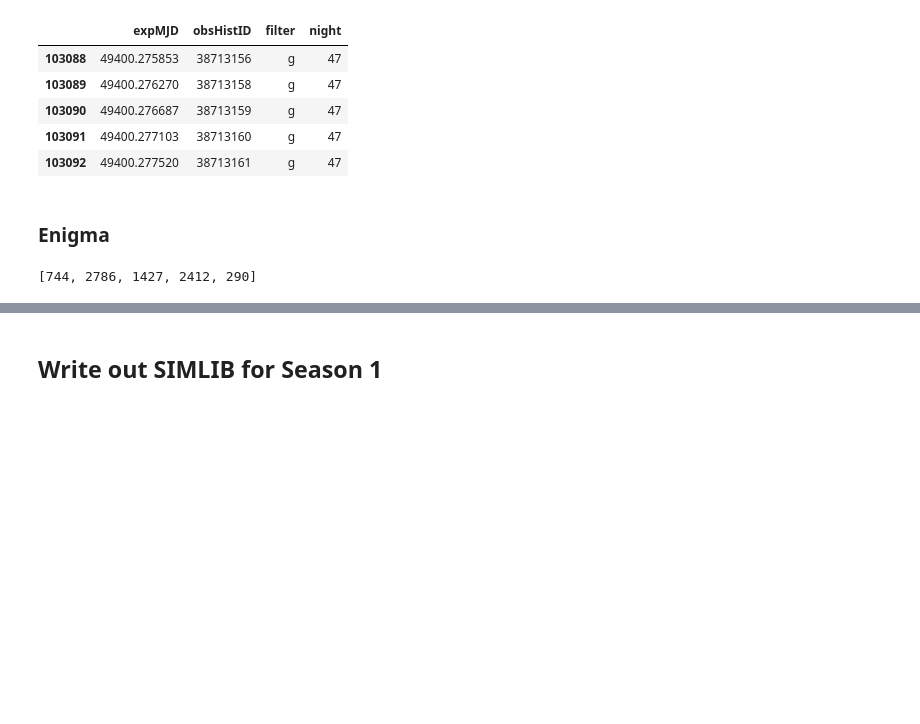
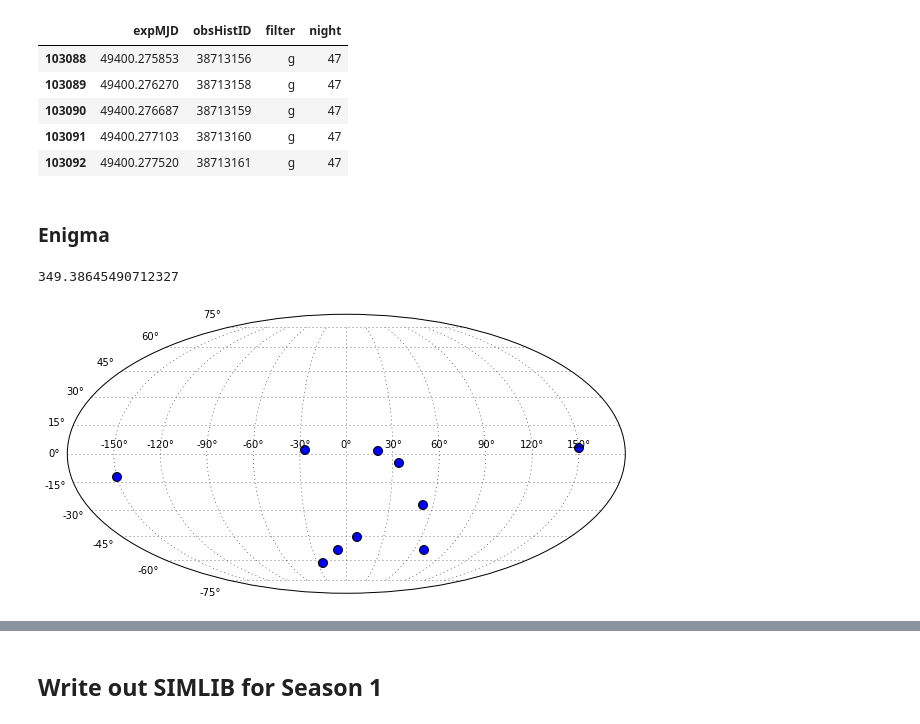
Before and after one commit to LSSTDESC/OpSimSummary, a Jupyter notebook: example/ExampleSimlib.ipynb, the cells around one changed output, grey strips where cells are left out. Cells and saved outputs as stored; diff of their text form; code cells hidden in the pictures; blank space fills up the shorter version.

Commit message:
scratch work to get matrix plot

```diff
--- a/example/ExampleSimlib.ipynb
+++ b/example/ExampleSimlib.ipynb
@@ -158,7 +165,13 @@ OpSim_2_168_DeepFull.writeSimlib('OpSim_2.168.DEEP.Full')
 ### Enigma
 # %%
 EnigmaDeepSummary = so.SummaryOpsim(EnigmaDeep)
-# %%
-EnigmaDeepSummary.fieldIds
-# %% [output]
-[744, 2786, 1427, 2412, 290]
+# %%
+np.degrees(6.097944)
+# %% [output]
+349.38645490712327
+# %%
+fig = plt.figure(figsize=(10, 5))
+ax = fig.add_subplot(111, projection='mollweide');
+fig = OpSim_2_168_DeepFull.showFields(ax=fig.axes[0], marker='o', s=80)
+# %% [output]
+[figure, added]
```
Also changed, not shown: parts of 60 cells of this notebook.
